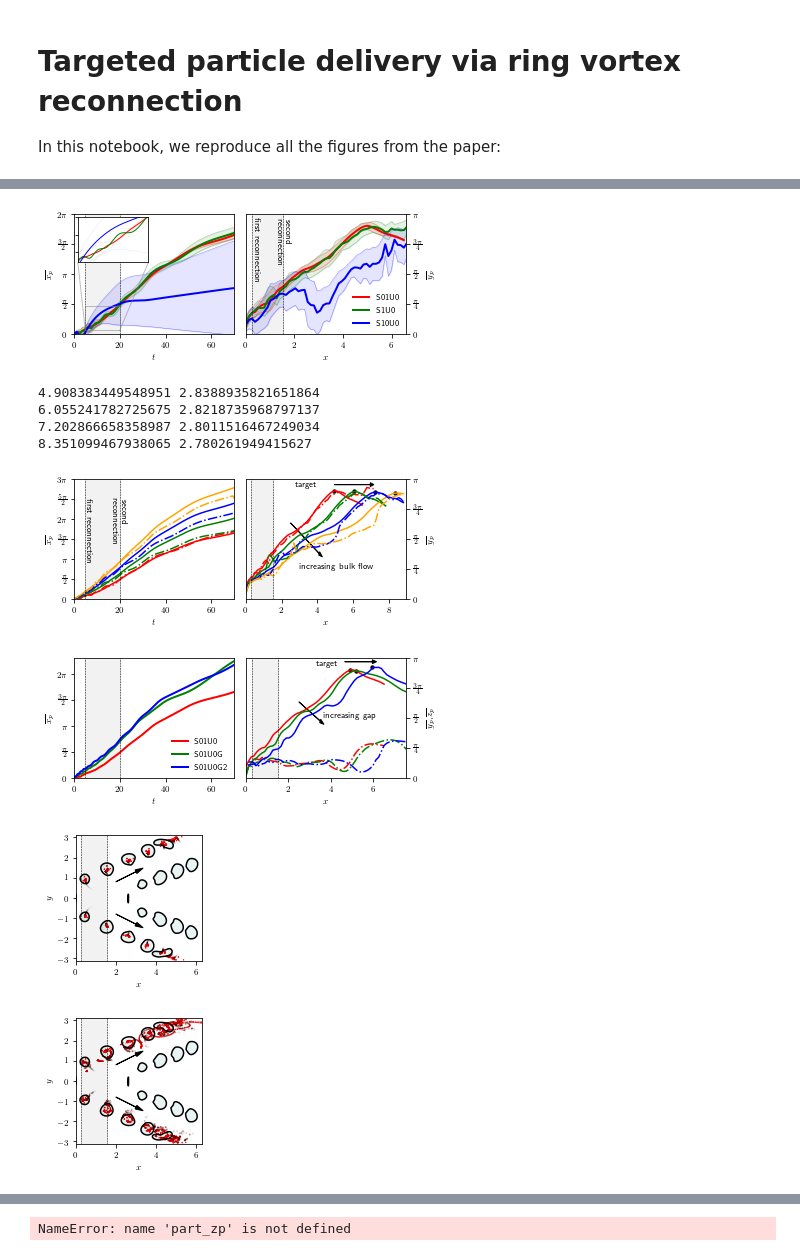
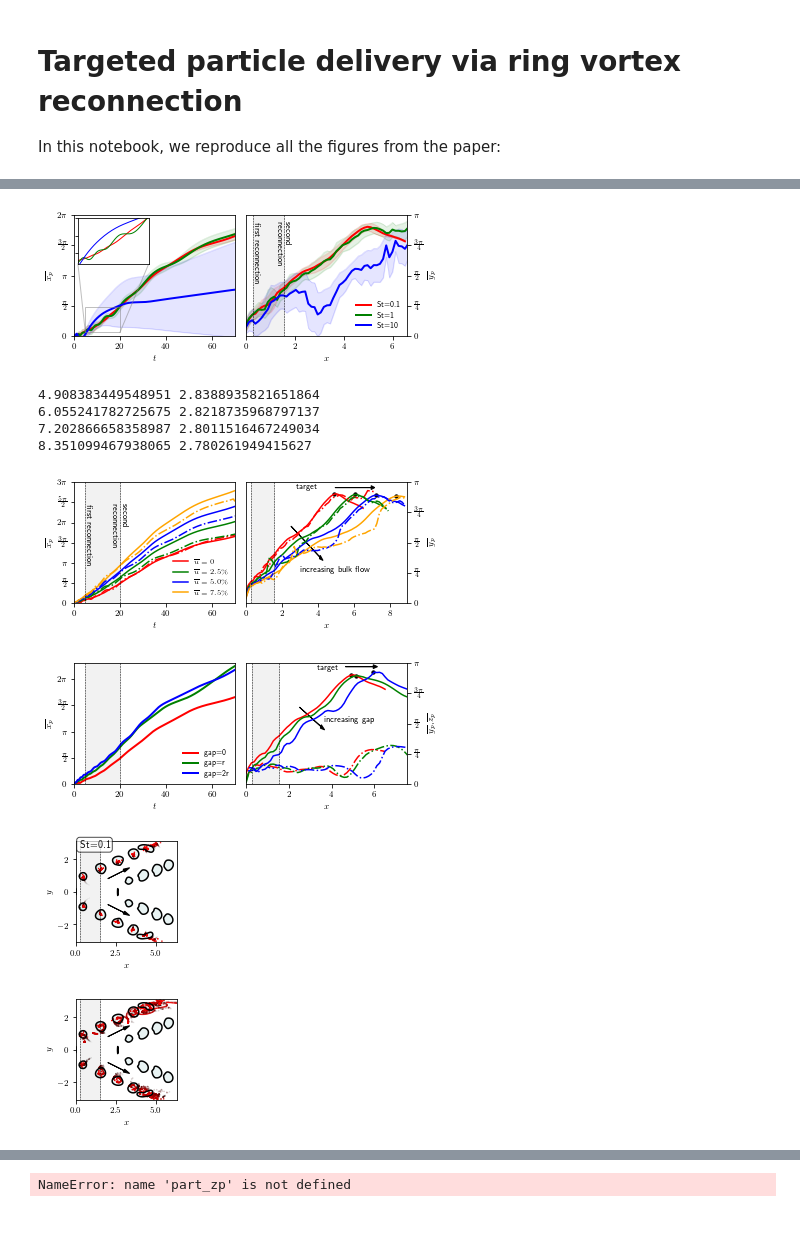
Before and after one commit to j6hickey/postProcess_targetVortex_temp, a Jupyter notebook: SCRIPT.ipynb, the cells around one changed output, grey strips where cells are left out. Cells and saved outputs as stored; diff of their text form; code cells hidden in the pictures; blank space fills up the shorter version.

```diff
--- a/SCRIPT.ipynb
+++ b/SCRIPT.ipynb
@@ -27,9 +27,9 @@ nice_fonts = {
   "font.serif": "FreeSans",
   # Use 10pt font in plots, to match 10pt font in document
   "axes.labelsize": 9,
-  "font.size": 8.5,
+  "font.size": 8.,
   # Make the legend/label fonts a little smaller
-  "legend.fontsize": 8,
+  "legend.fontsize": 7.5,
   "xtick.labelsize": 8.5,
   "ytick.labelsize": 8.5,
 }
@@ -163,11 +163,11 @@ S01U0G2 7.346410206832132e-06 8.458451894569949
 fig, (ax1, ax2) = plt.subplots(1,2, figsize=set_fig(width,sidebyside=3))
 
 cases=['S01U0','S1U0','S10U0']
-
-ax1.fill_between([5,20],[10,10],
-                 facecolor='grey', #fill color
-                 color='grey', #outline color
-                 alpha=0.1) #fill transparency
+caseLegend=['St=0.1','St=1','St=10']
+#ax1.fill_between([5,20],[10,10],
+#                 facecolor='grey', #fill color
+#                 color='grey', #outline color
+#                 alpha=0.1) #fill transparency
 ax2.fill_between([time_vs_pos[masterDict[cases[0]]](5),time_vs_pos[masterDict[cases[0]]](20)],[10,10],
                  facecolor='grey', #fill color
                  color='grey', #outline color
@@ -180,12 +180,12 @@ for jj,case in enumerate(cases):
                  facecolor=colorList[jj], #fill color
                  color=colorList[jj], #outline color
                  alpha=0.1) #fill transparency
-  ax1.plot(time, mpos[Xc,:,ii]+stdpos[Xc,:,ii], colorList[jj], alpha=0.5, lw = 0.4 )
-  ax1.plot(time, mpos[Xc,:,ii]-stdpos[Xc,:,ii], colorList[jj], alpha=0.5, lw = 0.4 )
-  ax1.plot(time, mpos[Xc,:,ii], colorList[jj], lw = 2, label=case)
+  ax1.plot(time, mpos[Xc,:,ii]+stdpos[Xc,:,ii], colorList[jj], alpha=0.15, lw = 0.4 )
+  ax1.plot(time, mpos[Xc,:,ii]-stdpos[Xc,:,ii], colorList[jj], alpha=0.15, lw = 0.4 )
+  ax1.plot(time, mpos[Xc,:,ii], colorList[jj], lw = 2)
 
-ax1.axvline(x=5, ymin=0, ymax=1, c = 'k', ls = '--', lw = 0.5)
-ax1.axvline(x=20, ymin=0, ymax=1, c = 'k', ls = '--', lw = 0.5)
+#ax1.axvline(x=5, ymin=0, ymax=1, c = 'k', ls = '--', lw = 0.5)
+#ax1.axvline(x=20, ymin=0, ymax=1, c = 'k', ls = '--', lw = 0.5)
 ax1.set_xlabel(r'$t$')
 ax1.set_ylabel(r'$\overline{x_p}$')
 ax1.set_xlim(0,time[350])
@@ -198,8 +198,6 @@ axins = ax1.inset_axes([0.025, 0.6, 0.44, 0.375])
 cases_inset=['S01U0','S1U0','S10U0']
 for jj,case in enumerate(cases_inset):
   ii=masterDict[case]
-  axins.plot(time, mpos[Xc,:,ii]+stdpos[Xc,:,ii], colorList[jj], alpha=0.25, lw = 0.2 )
-  axins.plot(time, mpos[Xc,:,ii]-stdpos[Xc,:,ii], colorList[jj], alpha=0.25, lw = 0.2 )
   axins.plot(time, mpos[Xc,:,ii], colorList[jj], lw = 1, label=case)
 
 axins.set_xlim(5, 20)
@@ -216,9 +214,9 @@ for jj,case in enumerate(cases):
                  facecolor=colorList[jj], #fill color
                  color=colorList[jj], #outline color
                  alpha=0.1) #fill transparency
-  ax2.plot(bins, mpos_space[Yc,:,ii]+stdpos_space[Yc,:,ii], colorList[jj], alpha=0.5, lw = 0.4)
-  ax2.plot(bins, mpos_space[Yc,:,ii]-stdpos_space[Yc,:,ii], colorList[jj], alpha=0.5, lw = 0.4)
-  ax2.plot(bins, mpos_space[Yc,:,ii], colorList[jj], lw = 2, label=case)
+  ax2.plot(bins, mpos_space[Yc,:,ii]+stdpos_space[Yc,:,ii], colorList[jj], alpha=0.15, lw = 0.4)
+  ax2.plot(bins, mpos_space[Yc,:,ii]-stdpos_space[Yc,:,ii], colorList[jj], alpha=0.15, lw = 0.4)
+  ax2.plot(bins, mpos_space[Yc,:,ii], colorList[jj], lw = 2,  label=caseLegend[jj])
   ax2.yaxis.set_label_position("right")
   ax2.yaxis.tick_right()
 
@@ -238,7 +236,7 @@ plt.tight_layout()
 plt.savefig('figure_02.pdf')
 plt.show()
 # %% [output]
-[figure, old version]
+[figure, new version]
 # %%
 ####################################################################################################
 ###################### FIGURE 4: MEAN y_p & z_p VS. t: ST01 & ST1 CHANNEL FLOW #####################
@@ -255,9 +253,10 @@ ax2.fill_between([time_vs_pos[masterDict[cases[0]]](5),time_vs_pos[masterDict[ca
                  alpha=0.1) #fill transparency
 
 cases=['S01U0','S01U25','S01U50','S01U75','S1U0','S1U25','S1U50','S1U75']
+caseLegend=[r'$\overline{u}=0$',r'$\overline{u}=2.5\%$',r'$\overline{u}=5.0\%$',r'$\overline{u}=7.5\%$','_nolegend_','_nolegend_','_nolegend_','_nolegend_']
 for jj,case in enumerate(cases):
   ii=masterDict[case]
-  ax1.plot(time, mpos[Xc,:,ii], colorList[jj],linestyle=lineList[jj], lw =1.5, label=case)
+  ax1.plot(time, mpos[Xc,:,ii], colorList[jj],linestyle=lineList[jj], lw =1.5, label=caseLegend[jj])
 ax1.axvline(x=5, ymin=0, ymax=1, c = 'k', ls = '--', lw = 0.5)
 ax1.axvline(x=20, ymin=0, ymax=1, c = 'k', ls = '--', lw = 0.5)
 ax1.set_xlabel(r'$t$')
@@ -269,6 +268,7 @@ ax1.set_yticklabels([r'$0$', r'$\frac{\pi}{2}$', r'$\pi$', r'$\frac{3\pi}{2}$',
 ax1.text(5.1,3,'first reconnection',rotation=-90)
 ax1.text(20.5,6,'second',rotation=-90)
 ax1.text(16.5,4.4,'reconnection',rotation=-90)
+ax1.legend(frameon=False,loc=4)
 
 for jj,case in enumerate(cases):
   ii=masterDict[case]
@@ -301,7 +301,7 @@ plt.show()
 6.055241782725675 2.8218735968797137
 7.202866658358987 2.8011516467249034
 8.351099467938065 2.780261949415627
-[figure, old version]
+[figure, new version]
 # %%
 ###################################################################################################
 ################### FIGURE 5: MEAN y_p & z_p vs. t: ST01 & ST1 GAP VS. NO GAP #####################
@@ -319,9 +319,12 @@ ax2.fill_between([time_vs_pos[masterDict[cases[0]]](5),time_vs_pos[masterDict[ca
                  alpha=0.1) #fill transparency
 
 cases=['S01U0','S01U0G','S01U0G2']
+caseLegend=['gap=0','gap=r','gap=2r']
+
+
 for jj,case in enumerate(cases):
   ii=masterDict[case]
-  ax1.plot(time, mpos[Xc,:,ii], colorList[jj],linestyle=lineList[jj], lw = 2, label=case)
+  ax1.plot(time, mpos[Xc,:,ii], colorList[jj],linestyle=lineList[jj], lw = 2, label=caseLegend[jj])
 
 ax1.axvline(x=5, ymin=0, ymax=1, c = 'k', ls = '--', lw = 0.5)
 ax1.axvline(x=20, ymin=0, ymax=1, c = 'k', ls = '--', lw = 0.5)
@@ -338,7 +341,6 @@ for jj,case in enumerate(cases):
   ax2.plot(bins, mpos_space[Zc,:,ii], colorList[jj],linestyle='-.', lw = 1.5)
   ax2.yaxis.set_label_position("right")
   ax2.yaxis.tick_right()
-
   jj=np.nanargmax(mpos_space[Yc,:,ii])
   ax2.scatter(mpos_space[Xc,jj,ii],mpos_space[Yc,jj,ii],c='k',s=11)
 
@@ -359,7 +361,7 @@ plt.tight_layout()
 plt.savefig('figure_05.pdf')
 plt.show()
 # %% [output]
-[figure, old version]
+[figure, new version]
 # %%
 ##################################################################
 ################### CONTOUR SCATTER FOR ST01 #####################
@@ -387,7 +389,7 @@ L2 = data['L2']
 ############ PLOTTING ############
 ##################################
 Y, X = np.meshgrid(y, x)
-plt.figure(figsize=set_fig(0.4*width,sidebyside=1.2))
+plt.figure(figsize=set_fig(0.32*width,sidebyside=1.2))
 plt.axis('equal')
 plt.fill_between([time_vs_pos[masterDict[cases[0]]](5),time_vs_pos[masterDict[cases[0]]](20)],[3.3,3.3],y2=[-3.3],
                  facecolor='grey', #fill color
@@ -423,13 +425,14 @@ for ii,time in enumerate(save_flowfield_times):
 plt.arrow(2, 0.8, 1., 0.5,head_width=0.2, head_length=0.4, fc='k', ec='k')
 plt.arrow(2, -0.8, 1., -0.5,head_width=0.2, head_length=0.4, fc='k', ec='k')
 plt.xlim(0,2*np.pi)
+plt.text(0.25,2.75,'St=0.1', fontsize=10,bbox=dict(facecolor='white', alpha=0.7,boxstyle="round"))
 plt.ylim(-np.pi,np.pi)
 plt.xlabel('$x$')
 plt.ylabel('$y$')
 plt.savefig('figure_03a.pdf',bbox_inches='tight')
 plt.show()
 # %% [output]
-[figure, old version]
+[figure, new version]
 # %%
 ##################################################################
 ################### CONTOUR SCATTER FOR ST1 #####################
@@ -457,7 +460,7 @@ L2 = data['L2']
 ############ PLOTTING ############
 ##################################
 Y, X = np.meshgrid(y, x)
-plt.figure(figsize=set_fig(0.4*width,sidebyside=1.2))
+plt.figure(figsize=set_fig(0.32*width,sidebyside=1.2))
 plt.axis('equal')
 plt.fill_between([time_vs_pos[masterDict[cases[0]]](5),time_vs_pos[masterDict[cases[0]]](20)],[3.3,3.3],y2=[-3.3],
                  facecolor='grey', #fill color
@@ -472,34 +475,34 @@ save_flowfield_snaps = np.zeros(len(save_flowfield_times))
 
 for i in range(len(save_flowfield_times)):
     save_flowfield_snaps[i] = save_flowfield_times[i]/0.2
 
 
 
 for ii,time in enumerate(save_flowfield_times):
    psnap=int(time*5)  #Note for time indexing: 1 index = 0.2 seconds, i.e. index of 50 corresponds to 10 seconds
    zpoints=pos[Zc,:,psnap,masterDict[mycase]]
    select= np.where(abs(zpoints)<10.15)
    alphas = ( np.max(zpoints)-zpoints)/(np.max(zpoints)-np.min(zpoints))
    rgba_colors = np.zeros((len(select[0]),4))
    # for red the first column needs to be one
    rgba_colors[:,0] = (alphas)
    #rgba_colors[:, 2] = (1-alphas)
    # the fourth column needs to be your alphas
    rgba_colors[:, 3] = alphas**2
 
    plt.scatter(pos[Xc,select,psnap,masterDict[mycase]][0],pos[Yc,select,psnap,masterDict[mycase]][0],marker='^',c=rgba_colors,s=0.5)
    #plt.scatter(np.mean(pos[Xc,select,psnap,masterDict[mycase]]),np.mean(abs(pos[Yc,select,psnap,masterDict[mycase]])))
    #plt.scatter(np.mean(pos[Xc,select,psnap,masterDict[mycase]]),-np.mean(abs(pos[Yc,select,psnap,masterDict[mycase]])))
 plt.arrow(2, 0.8, 1., 0.5,head_width=0.2, head_length=0.4, fc='k', ec='k')
 plt.arrow(2, -0.8, 1., -0.5,head_width=0.2, head_length=0.4, fc='k', ec='k')
 plt.xlim(0,2*np.pi)
 plt.ylim(-np.pi,np.pi)
 plt.xlabel('$x$')
 plt.ylabel('$y$')
 plt.savefig('figure_03b.pdf',bbox_inches='tight')
 plt.show()
 # %% [output]
-[figure, old version]
+[figure, new version]
 # %%
 ##################################################################
 ################### CONTOUR SCATTER FOR ST01 #####################
```
Also changed, not shown: parts of 2 cells of this notebook, 6 other files.
